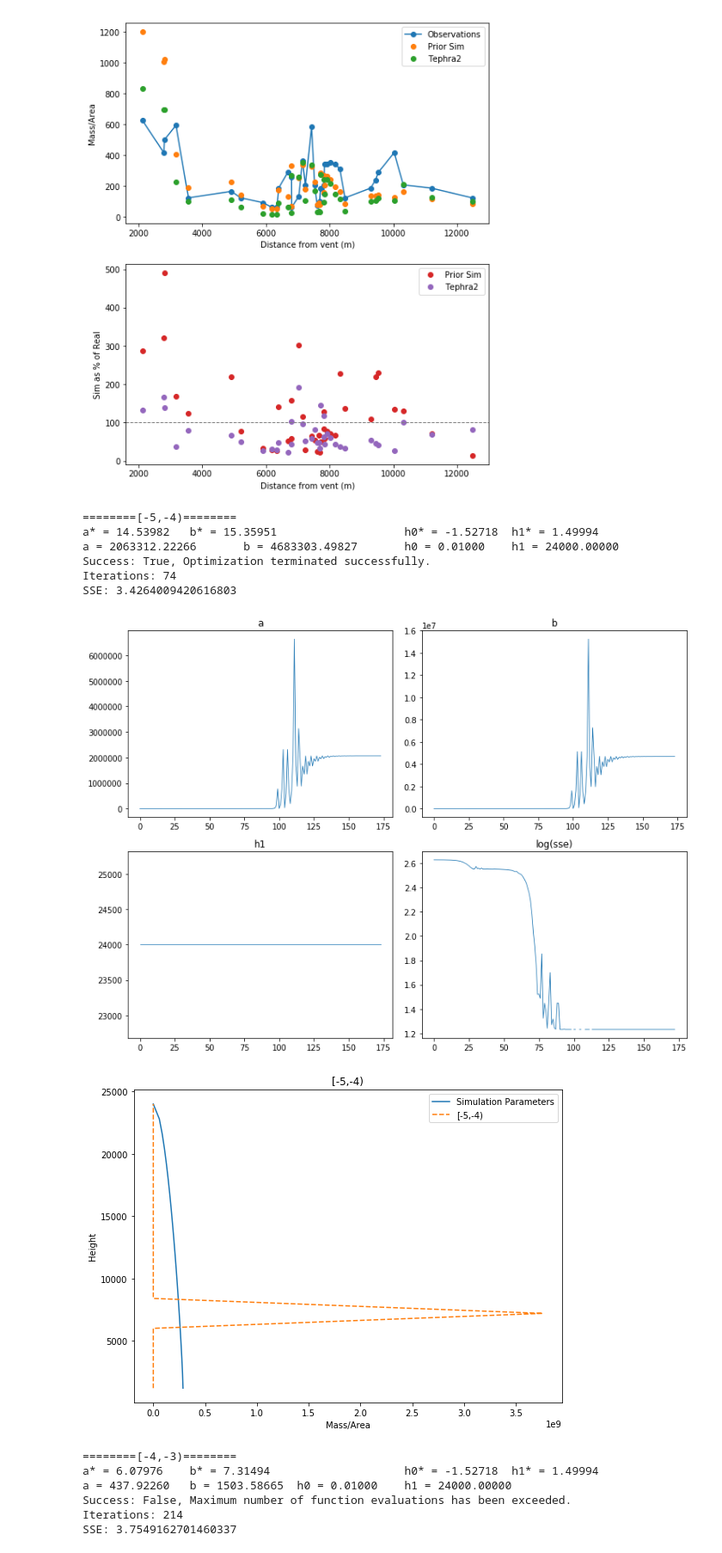
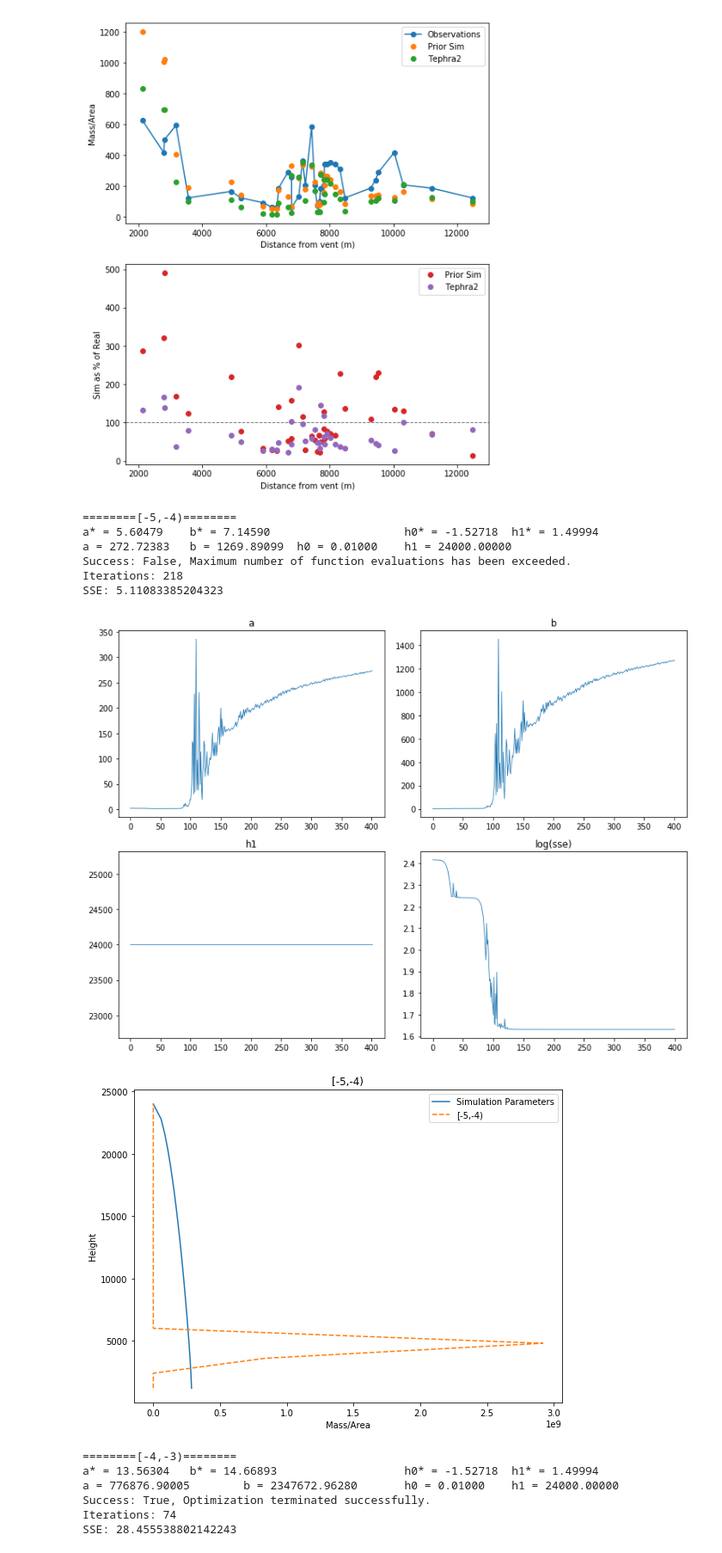
Before and after one commit to nmostert/inversion_project, a Jupyter notebook: Colima_Separate_GS_Inversion.ipynb, the cells around one changed output. Shown at 86% size. Cells and saved outputs as stored; diff of their text form; code cells hidden in the pictures.

```diff
--- a/Colima_Separate_GS_Inversion.ipynb
+++ b/Colima_Separate_GS_Inversion.ipynb
@@ -268,7 +268,7 @@ plt.show()
 # %% [output]
 [figure]
 # %%
-df = forward_df
+df = obs_df
 
 
 priors_vals = {
@@ -335,43 +335,43 @@ for phi_step in phi_steps:
 
     axs[3].plot(np.log(sse_trace), linewidth=.8)
     axs[3].set_title("log(sse)")
 
 
     plt.tight_layout()
     plt.show()
     fig, ax1 = plt.subplots(1,1, figsize=(
     8, 6), facecolor='w', edgecolor='k')
 
     q_dist = beta(config["ALPHA"],config["BETA"])
 
     q_mass = mass_dist_in_plume(q_dist, 0,
                                 config["PLUME_HEIGHT"],
                                 inversion_table["Height"],
                                 mass_in_phi)
 
     ax1.plot(q_mass, inversion_table["Height"], label="Simulation Parameters")
 
     ax1.plot(inv_mass, inversion_table["Height"],
              '--', label=phi_step["interval"])
     ax1.legend()
     ax1.set_title("%s"%phi_step["interval"])
     ax1.set_ylabel("Height")
     ax1.set_xlabel("Mass/Area")
 
     plt.tight_layout()
     plt.show()
 # %% [output]
 ========[-5,-4)========
-a* = 14.53982   b* = 15.35951                   h0* = -1.52718  h1* = 1.49994
-a = 2063312.22266       b = 4683303.49827       h0 = 0.01000    h1 = 24000.00000
-Success: True, Optimization terminated successfully.
-Iterations: 74
-SSE: 3.4264009420616803
+a* = 5.60479    b* = 7.14590                    h0* = -1.52718  h1* = 1.49994
+a = 272.72383   b = 1269.89099  h0 = 0.01000    h1 = 24000.00000
+Success: False, Maximum number of function evaluations has been exceeded.
+Iterations: 218
+SSE: 5.11083385204323
-[figure, old version]
+[figure, new version]
-[figure, old version]
+[figure, new version]
 ========[-4,-3)========
-a* = 6.07976    b* = 7.31494                    h0* = -1.52718  h1* = 1.49994
-a = 437.92260   b = 1503.58665  h0 = 0.01000    h1 = 24000.00000
-Success: False, Maximum number of function evaluations has been exceeded.
-Iterations: 214
-SSE: 3.7549162701460337
+a* = 13.56304   b* = 14.66893                   h0* = -1.52718  h1* = 1.49994
+a = 776876.90005        b = 2347672.96280       h0 = 0.01000    h1 = 24000.00000
+Success: True, Optimization terminated successfully.
+Iterations: 74
+SSE: 28.455538802142243
```
Also changed, not shown: parts of 2 cells of this notebook, 3 other files.
